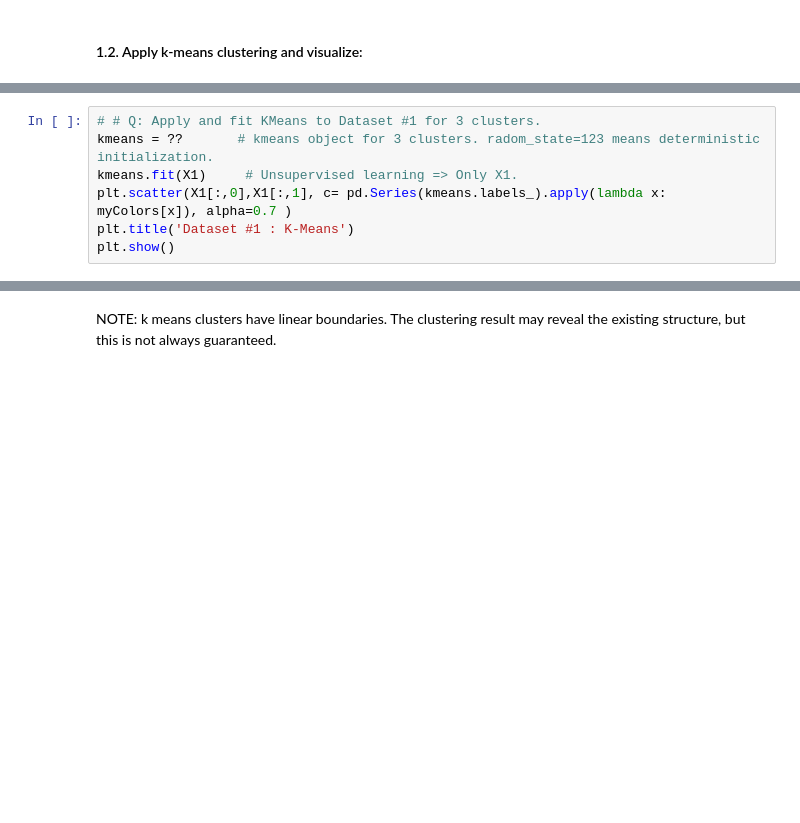
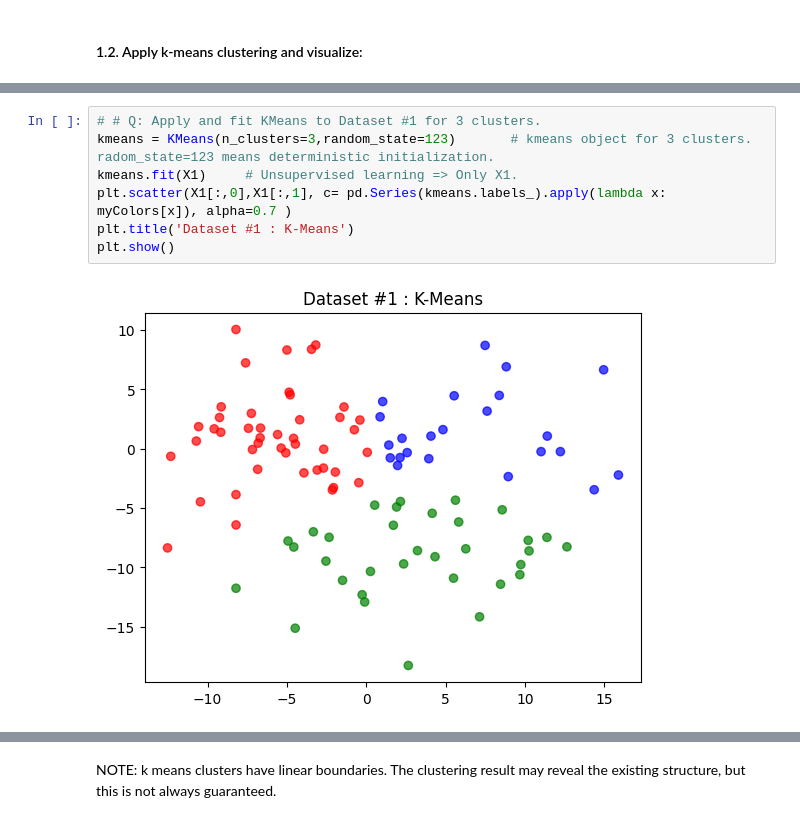
Before and after one commit to socrallacer/IA_DIPLOMA_SAMSUNG, a Jupyter notebook: MACHINE_LEARNING/UNSUPERVISED/41. ex_0401.ipynb, the cells around one changed output, grey strips where cells are left out. Drawn from its saved outputs; the diff is of its cells as text; blank space fills up the shorter version.

```diff
--- a/MACHINE_LEARNING/UNSUPERVISED/41. ex_0401.ipynb
+++ b/MACHINE_LEARNING/UNSUPERVISED/41. ex_0401.ipynb
@@ -37,9 +47,11 @@ plt.show()
 # %%
 # # Q: Apply and fit KMeans to Dataset #1 for 3 clusters.
-kmeans = ??       # kmeans object for 3 clusters. radom_state=123 means deterministic initialization.
+kmeans = KMeans(n_clusters=3,random_state=123)       # kmeans object for 3 clusters. radom_state=123 means deterministic initialization.
 kmeans.fit(X1)     # Unsupervised learning => Only X1.
 plt.scatter(X1[:,0],X1[:,1], c= pd.Series(kmeans.labels_).apply(lambda x: myColors[x]), alpha=0.7 )
 plt.title('Dataset #1 : K-Means')
 plt.show()
+# %% [output]
+[figure, added]
 # %%
 # Q: Apply and fit KMeans to Dataset #2 for 2 clusters.
```
Also changed, not shown: parts of 5 cells of this notebook, 2 other files.
